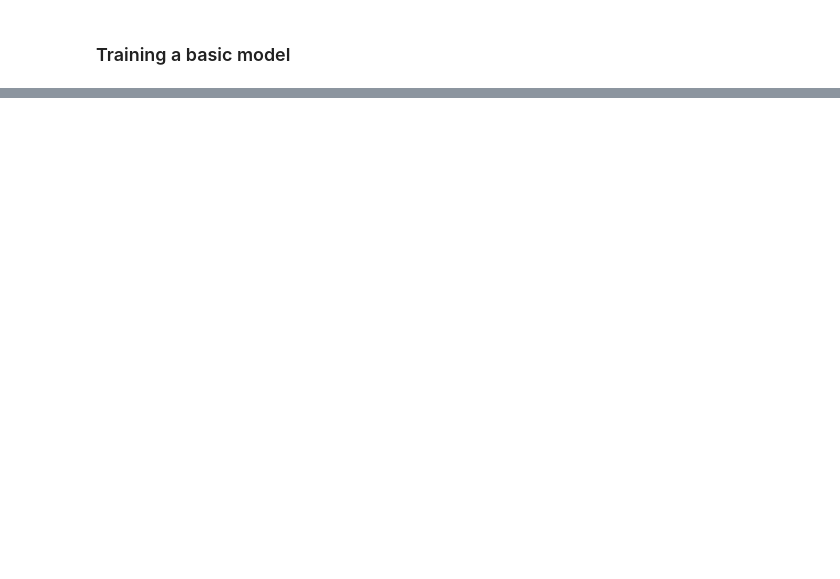
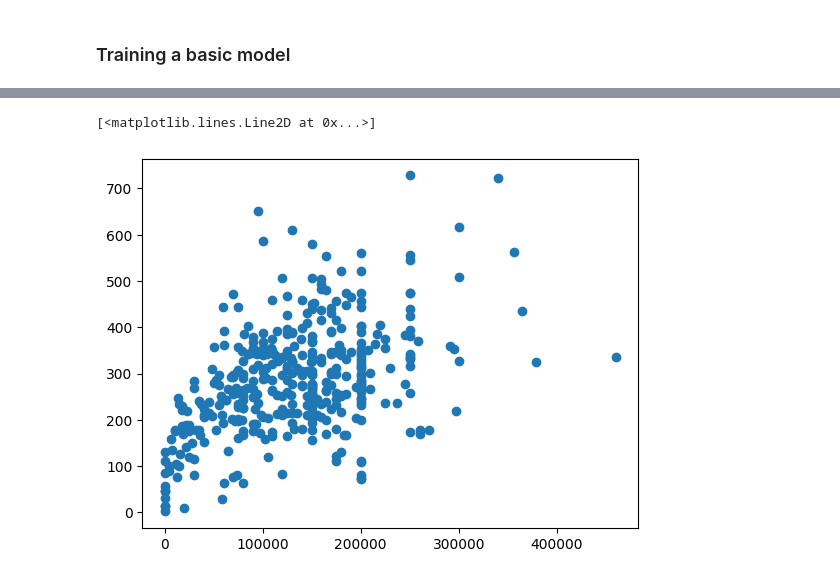
Before and after one commit to Seyoooo/SMLproject, a Jupyter notebook: initial_training.ipynb, the cells around one changed output, grey strips where cells are left out. Drawn from its saved outputs; the diff is of its cells as text; code cells hidden in the pictures; blank space fills up the shorter version.

```diff
--- a/initial_training.ipynb
+++ b/initial_training.ipynb
@@ -93,0 +109,10 @@ plt.show()
+# %%
+i = 0
+for movie_id in movies_df['id']:
+    cast = utils.get_movie_cast(movie_id)
+    popularities = [person['popularity'] for person in cast['cast']]
+    total_popularity = np.sum(popularities)
+    print(f"{movies_df.iloc[i]['title']} with popularity {total_popularity}")
+    # print(f"{movies_df.iloc[i]['title']} with popularity {total_popularity}")
+    movies_df['average_popularity'] = total_popularity
+    i += 1
@@ -93,0 +138,8 @@ plt.show()
+# %%
+for i in range(len(movies_df['id'])):
+    cast = utils.get_movie_cast(movies_df['id'][i])
+    popularities = [person['popularity'] for person in cast['cast']]
+    total_popularity = np.sum(popularities)
+    print(f"({i}). {movies_df.iloc[i]['title']} with popularity {total_popularity}")
+    movies_df['average_popularity'] = total_popularity
+    # movies_df['average_popularity'] = average_popularity
@@ -93,0 +165,9 @@ plt.show()
+# %%
+t = 0
+for movie_id in movies_df['id']:
+    cast = utils.get_movie_cast(movie_id=movie_id)
+    popularities = [person['popularity'] for person in cast['cast']]
+    total_popularity = np.sum(np.sort(popularities)[-10:])
+    print(f"{movies_df[movies_df['id'] == movie_id]['title'].values[0]} with popularity {total_popularity}")
+    movies_df.loc[movies_df['id'] == movie_id, 'top_cast_popularity'] = total_popularity
+    t+=1
@@ -93,0 +192,5 @@ plt.show()
+# %%
+plt.plot(movies_df['budget']/1000, movies_df['top_cast_popularity'] ,'o')
+# %% [output]
+[<matplotlib.lines.Line2D at 0x...>]
+[figure, added]
```
Also changed, not shown: parts of 14 cells of this notebook, 1 other file.
